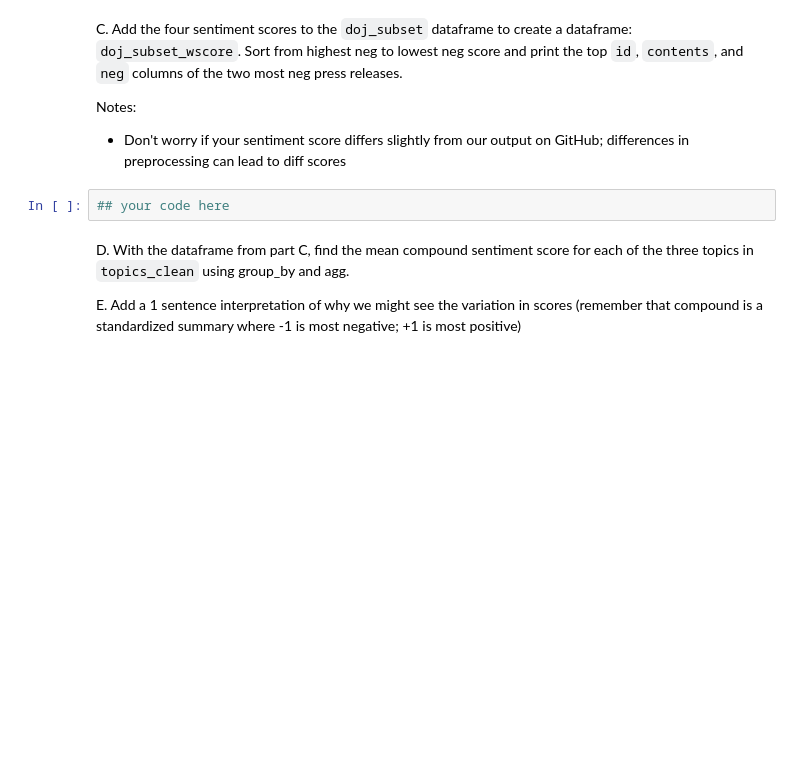
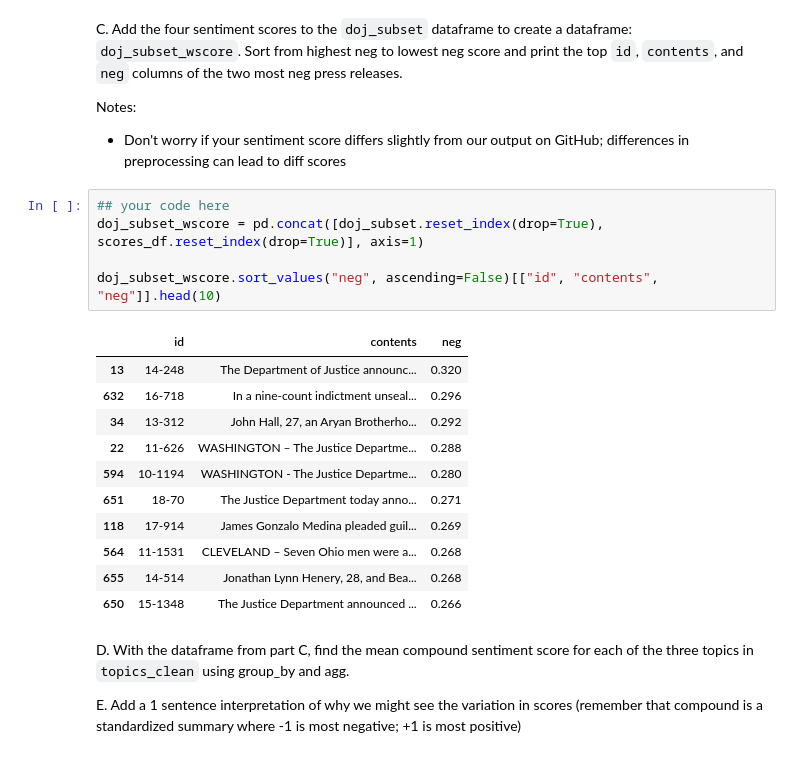
Before and after one commit to jchou27/qss20, a Jupyter notebook: problemsets/pset6/pset6_F006VHC.ipynb, the cells around one changed output. Cells and saved outputs as stored; diff of their text form; blank space fills up the shorter version.

```diff
--- a/problemsets/pset6/pset6_F006VHC.ipynb
+++ b/problemsets/pset6/pset6_F006VHC.ipynb
@@ -350,8 +387,23 @@ C. Add the four sentiment scores to the `doj_subset` dataframe to create a dataf
 Notes:
 
 - Don't worry if your sentiment score differs slightly from our output on GitHub; differences in preprocessing can lead to diff scores
-# %%
-## your code here
+# %%
+## your code here
+doj_subset_wscore = pd.concat([doj_subset.reset_index(drop=True), scores_df.reset_index(drop=True)], axis=1)
+
+doj_subset_wscore.sort_values("neg", ascending=False)[["id", "contents", "neg"]].head(10)
+# %% [output]
+|  | id | contents | neg |
+| 13 | 14-248 | The Department of Justice announc... | 0.320 |
+| 632 | 16-718 | In a nine-count indictment unseal... | 0.296 |
+| 34 | 13-312 | John Hall, 27, an Aryan Brotherho... | 0.292 |
+| 22 | 11-626 | WASHINGTON – The Justice Departme... | 0.288 |
+| 594 | 10-1194 | WASHINGTON - The Justice Departme... | 0.280 |
+| 651 | 18-70 | The Justice Department today anno... | 0.271 |
+| 118 | 17-914 | James Gonzalo Medina pleaded guil... | 0.269 |
+| 564 | 11-1531 | CLEVELAND – Seven Ohio men were a... | 0.268 |
+| 655 | 14-514 | Jonathan Lynn Henery, 28, and Bea... | 0.268 |
+| 650 | 15-1348 | The Justice Department announced ... | 0.266 |
 # %% [markdown]
 D. With the dataframe from part C, find the mean compound sentiment score for each of the three topics in `topics_clean` using group_by and agg.
 
```
Also changed, not shown: parts of 12 cells of this notebook.
